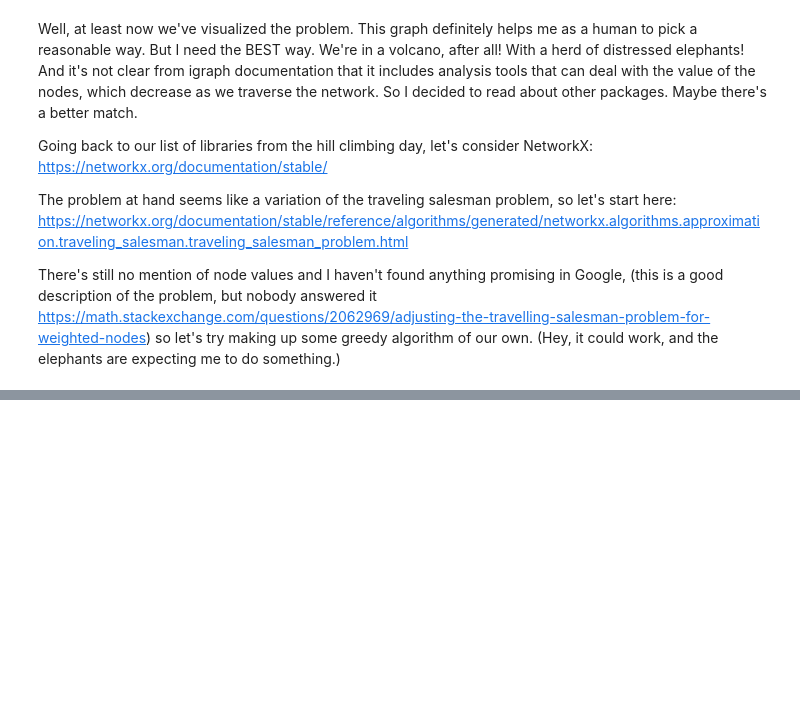
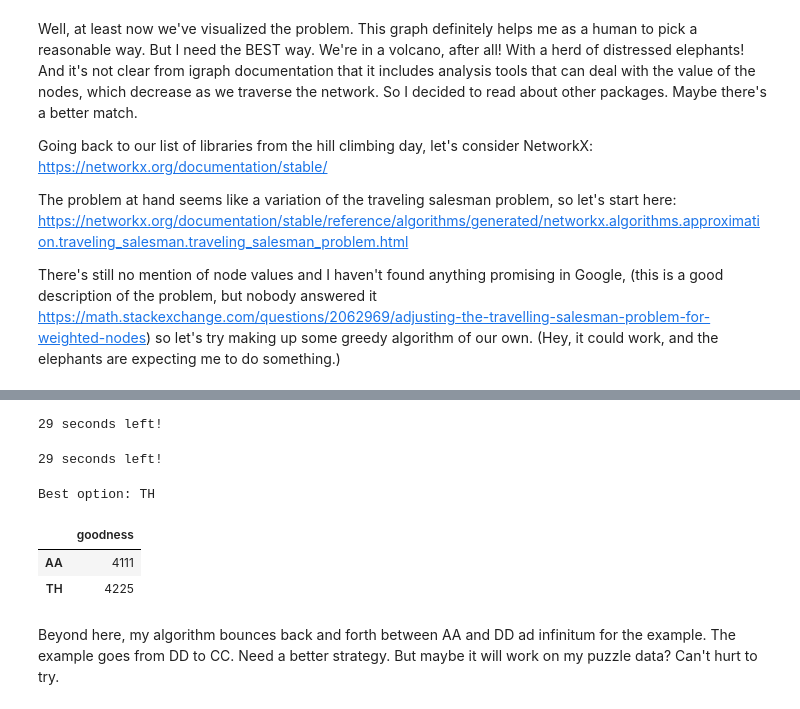
Before and after one commit to marilang/AoC2022, a Jupyter notebook: Day 16 Proboscidea Volcanium.ipynb, the cells around one changed output, grey strips where cells are left out. Drawn from its saved outputs; the diff is of its cells as text; code cells hidden in the pictures; blank space fills up the shorter version.

```diff
--- a/Day 16 Proboscidea Volcanium.ipynb
+++ b/Day 16 Proboscidea Volcanium.ipynb
@@ -192,0 +272,33 @@ There's still no mention of node values and I haven't found anything promising i
+# %%
+position = best
+timeleft -=1
+
+info['distance'] = g.distances(source=position, target=info.label)[0]
+info['value'] = (info.status=='closed').astype(int) * info.rate * (timeleft - info.distance)
+
+print(timeleft, 'seconds left!')
+# %% [output]
+29 seconds left!
+# %%
+if should_open(position, timeleft):
+    print('Open valve', position)
+    info.loc[info.label==position, 'status'] = 'open'
+    timeleft -= 1
+    info['value'] = (info.status=='closed').astype(int) * info.rate * (timeleft - info.distance)
+
+print(timeleft, 'seconds left!')
+# %% [output]
+29 seconds left!
+# %%
+opt = compare_tunnels(position, timeleft)
+best = opt[opt.goodness==max(opt.goodness)].index[0]
+
+print('Best option:', best)
+opt
+# %% [output]
+Best option: TH
+|  | goodness |
+| AA | 4111 |
+| TH | 4225 |
+# %% [markdown]
+Beyond here, my algorithm bounces back and forth between AA and DD ad infinitum for the example. The example goes from DD to CC. Need a better strategy. But maybe it will work on my puzzle data? Can't hurt to try.
```
Also changed, not shown: parts of 28 cells of this notebook, 2 other files.
